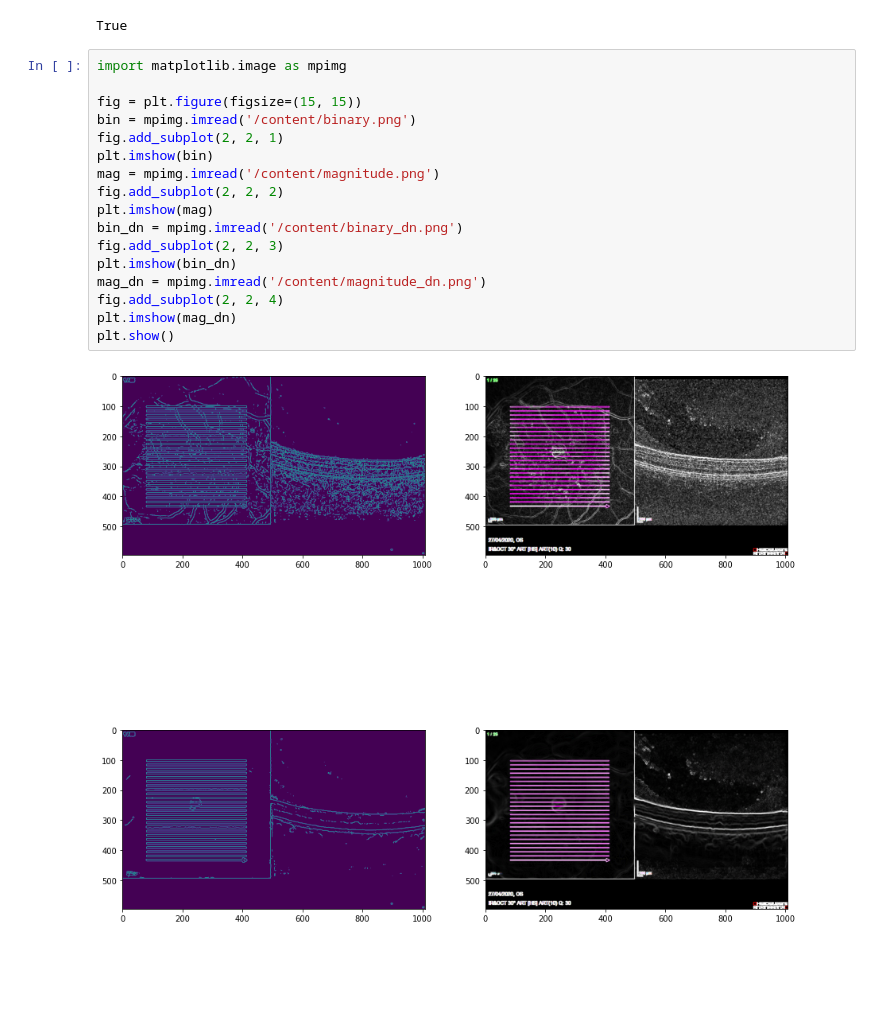
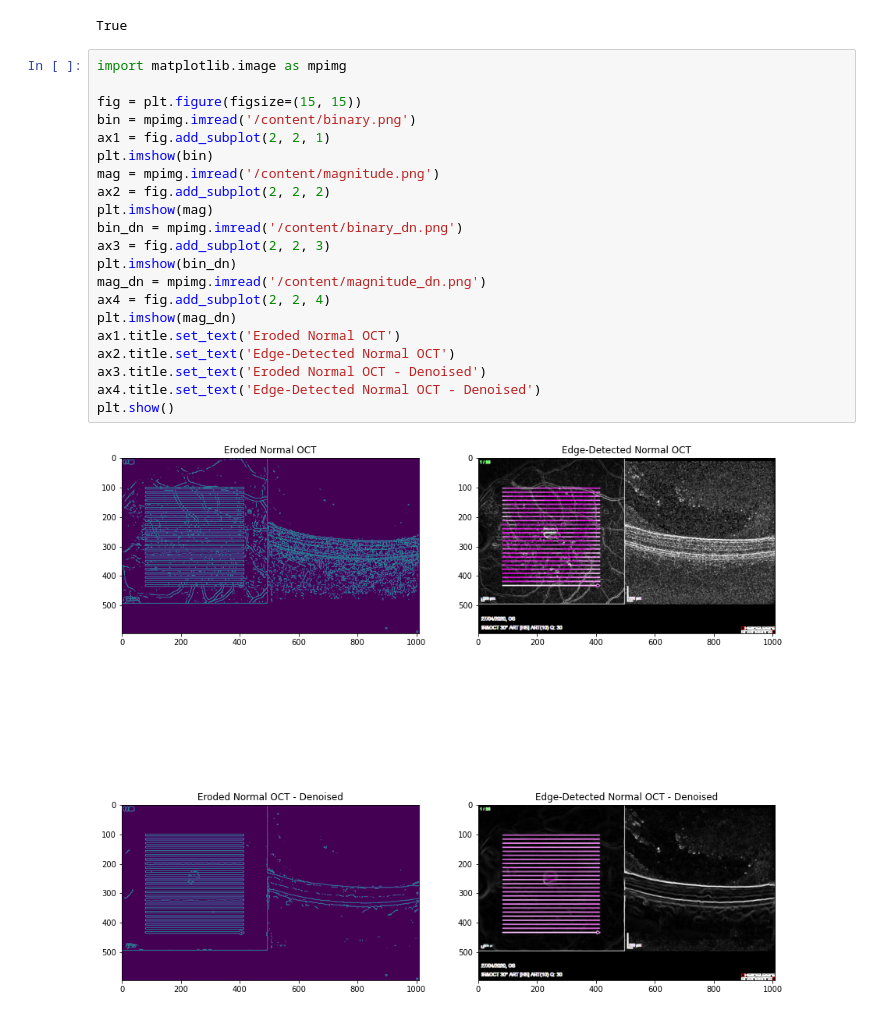
Before and after one commit to musman2012/imaging-research, a Jupyter notebook: OpenCV/WorkingwithOCTImages.ipynb, the cells around one changed output. Cells and saved outputs as stored; diff of their text form; blank space fills up the shorter version.

```diff
--- a/OpenCV/WorkingwithOCTImages.ipynb
+++ b/OpenCV/WorkingwithOCTImages.ipynb
@@ -70,22 +70,26 @@ True
 # %%
 import matplotlib.image as mpimg
 
 fig = plt.figure(figsize=(15, 15))
 bin = mpimg.imread('/content/binary.png')
-fig.add_subplot(2, 2, 1)
+ax1 = fig.add_subplot(2, 2, 1)
 plt.imshow(bin)
 mag = mpimg.imread('/content/magnitude.png')
-fig.add_subplot(2, 2, 2)
+ax2 = fig.add_subplot(2, 2, 2)
 plt.imshow(mag)
 bin_dn = mpimg.imread('/content/binary_dn.png')
-fig.add_subplot(2, 2, 3)
+ax3 = fig.add_subplot(2, 2, 3)
 plt.imshow(bin_dn)
 mag_dn = mpimg.imread('/content/magnitude_dn.png')
-fig.add_subplot(2, 2, 4)
+ax4 = fig.add_subplot(2, 2, 4)
 plt.imshow(mag_dn)
+ax1.title.set_text('Eroded Normal OCT')
+ax2.title.set_text('Edge-Detected Normal OCT')
+ax3.title.set_text('Eroded Normal OCT - Denoised')
+ax4.title.set_text('Edge-Detected Normal OCT - Denoised')
 plt.show()
 # %% [output]
-[figure, old version]
+[figure, new version]
 # %%
 import matplotlib.image as mpimg
 
```
Also changed, not shown: parts of 1 cell of this notebook.
